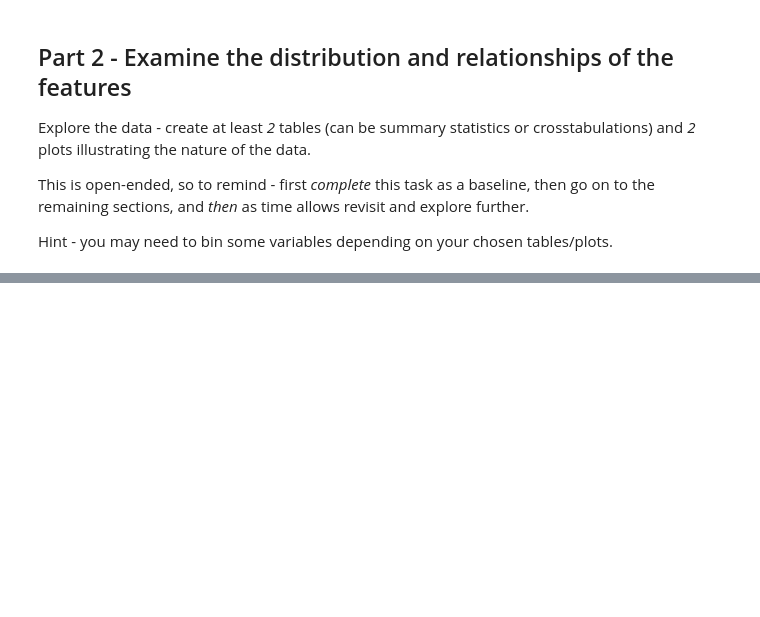
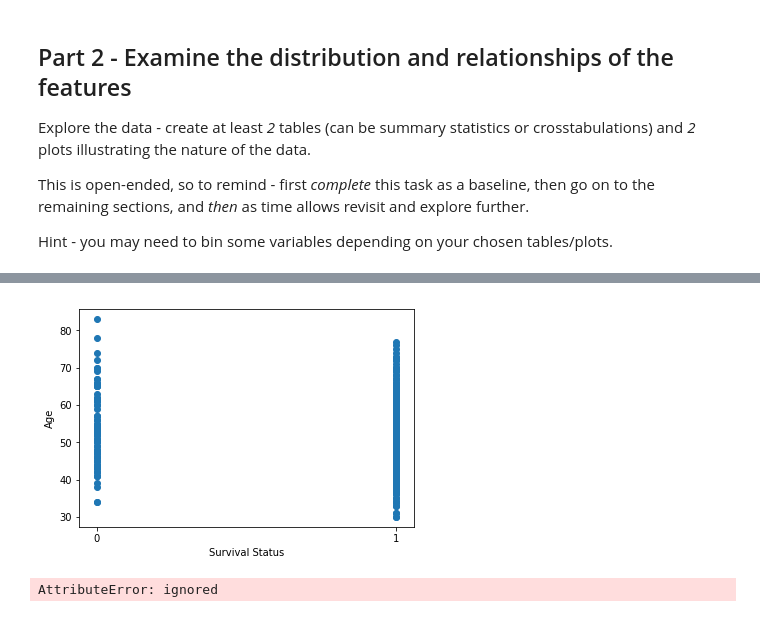
Before and after one commit to ngriggs/DS-Unit-1-Sprint-1-Dealing-With-Data, a Jupyter notebook: DS_Unit_1_Sprint_Challenge_1.ipynb, the cells around one changed output, grey strips where cells are left out. Cells and saved outputs as stored; diff of their text form; code cells hidden in the pictures; blank space fills up the shorter version.

```diff
--- a/DS_Unit_1_Sprint_Challenge_1.ipynb
+++ b/DS_Unit_1_Sprint_Challenge_1.ipynb
@@ -35,0 +47,8 @@ At the end, print the first five rows of the dataset to demonstrate the above.
+# %%
+import pandas as pd
+df = pd.read_csv('haberman.data')
+# %%
+# Let's change the headers to more descriptive titles:
+
+headers = ['Age', 'Operation_year', 'Positive_aux_nodes', 'Survival']
+df.columns = headers
@@ -35,0 +73,6 @@ At the end, print the first five rows of the dataset to demonstrate the above.
+# %%
+def survival_refactor(num):
+  if num == 2:
+    return 0
+  else:
+    return 1
@@ -35,0 +94,2 @@ At the end, print the first five rows of the dataset to demonstrate the above.
+# %%
+df.Survival = df.Survival.apply(survival_refactor)
@@ -55,0 +169,9 @@ Answer with text, but feel free to intersperse example code/results or refer to
+# %%
+import matplotlib.pyplot as plt
+
+plt.scatter(df.Survival, df.Age);
+plt.ylabel('Age')
+plt.xlabel('Survival Status')
+plt.xticks([0,1]);
+# %% [output]
+[figure, added]
@@ -55,0 +181,10 @@ Answer with text, but feel free to intersperse example code/results or refer to
+# %%
+df.groupby(age_bins2).Survival.plot(bins = 1, alpha = 0.5)
+plt.xlabel('Survival Status')
+plt.ylabel('Count')
+plt.xticks([0, 1])
+plt.legend(age_bins2_list);
+
+df.plot()
+# %% [output]
+AttributeError: ignored
```
Also changed, not shown: parts of 20 cells of this notebook.
